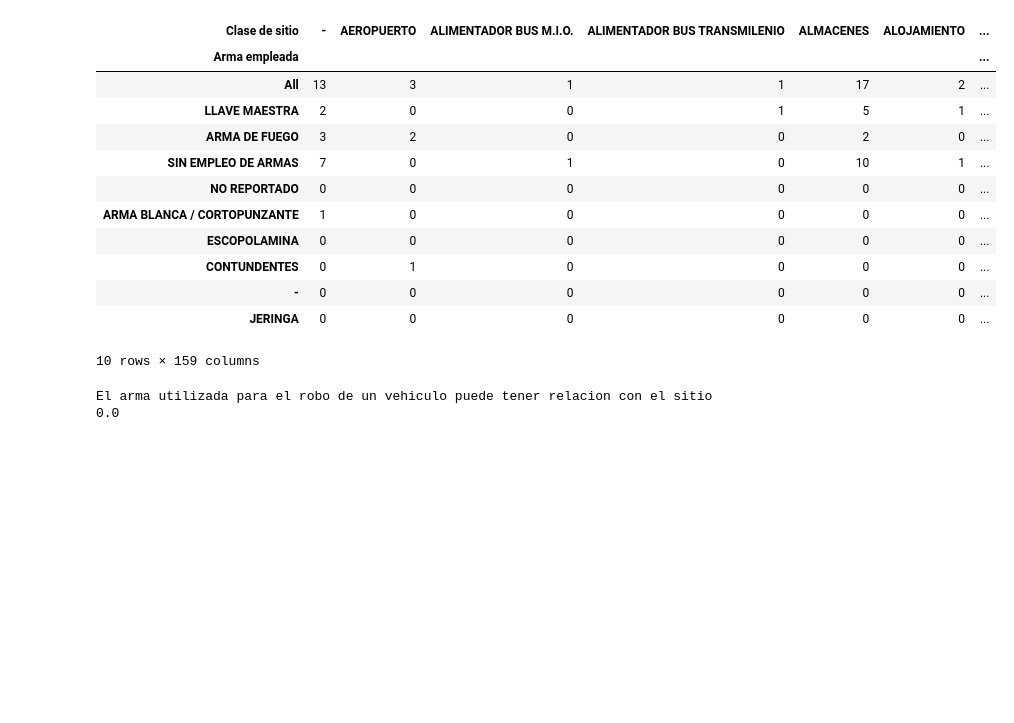
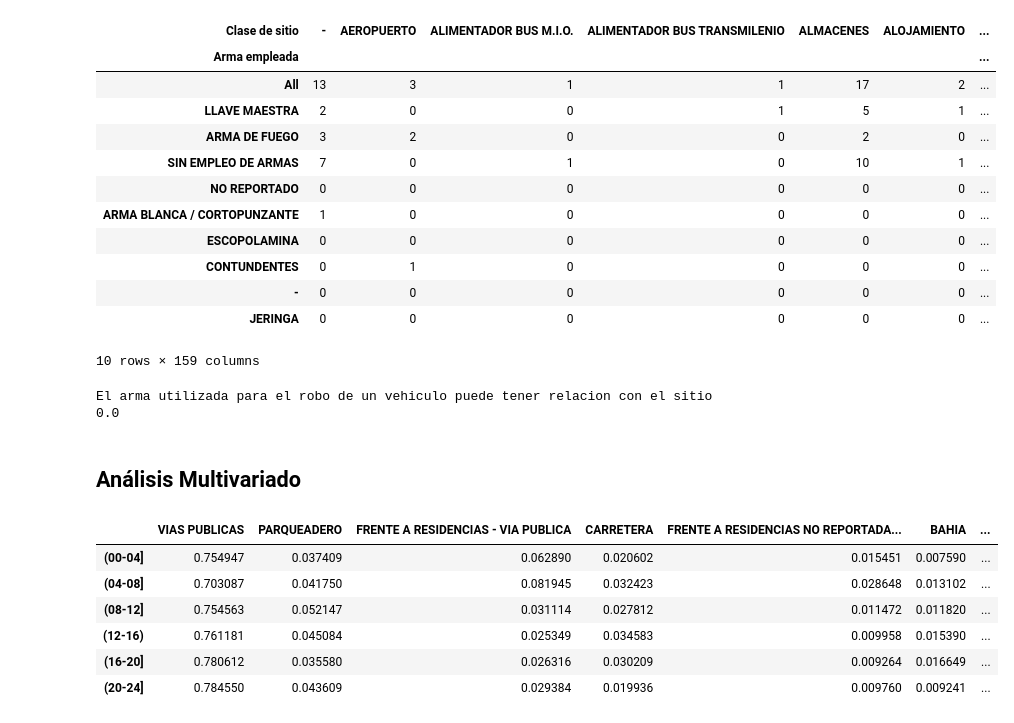
Before and after one commit to omalagon/cda-hurtos-colombia, a Jupyter notebook: Hurtos.ipynb, the cells around one changed output. Cells and saved outputs as stored; diff of their text form; code cells hidden in the pictures; blank space fills up the shorter version.

```diff
--- a/Hurtos.ipynb
+++ b/Hurtos.ipynb
@@ -275,3 +263,5 @@ if (p < 0.05):
 # %% [output]
 El arma utilizada para el robo de un vehiculo puede tener relacion con el sitio
 0.0
+# %% [markdown]
+## Análisis Multivariado
@@ -277,0 +270,10 @@ El arma utilizada para el robo de un vehiculo puede tener relacion con el sitio
+# %%
+df_multivariate
+# %% [output]
+|  | VIAS PUBLICAS | PARQUEADERO | FRENTE A RESIDENCIAS - VIA PUBLICA | CARRETERA | FRENTE A RESIDENCIAS NO REPORTADA... | BAHIA | ... |
+| (00-04] | 0.754947 | 0.037409 | 0.062890 | 0.020602 | 0.015451 | 0.007590 | ... |
+| (04-08] | 0.703087 | 0.041750 | 0.081945 | 0.032423 | 0.028648 | 0.013102 | ... |
+| (08-12] | 0.754563 | 0.052147 | 0.031114 | 0.027812 | 0.011472 | 0.011820 | ... |
+| (12-16) | 0.761181 | 0.045084 | 0.025349 | 0.034583 | 0.009958 | 0.015390 | ... |
+| (16-20] | 0.780612 | 0.035580 | 0.026316 | 0.030209 | 0.009264 | 0.016649 | ... |
+| (20-24] | 0.784550 | 0.043609 | 0.029384 | 0.019936 | 0.009760 | 0.009241 | ... |
```
Also changed, not shown: parts of 12 cells of this notebook, 1 other file.
